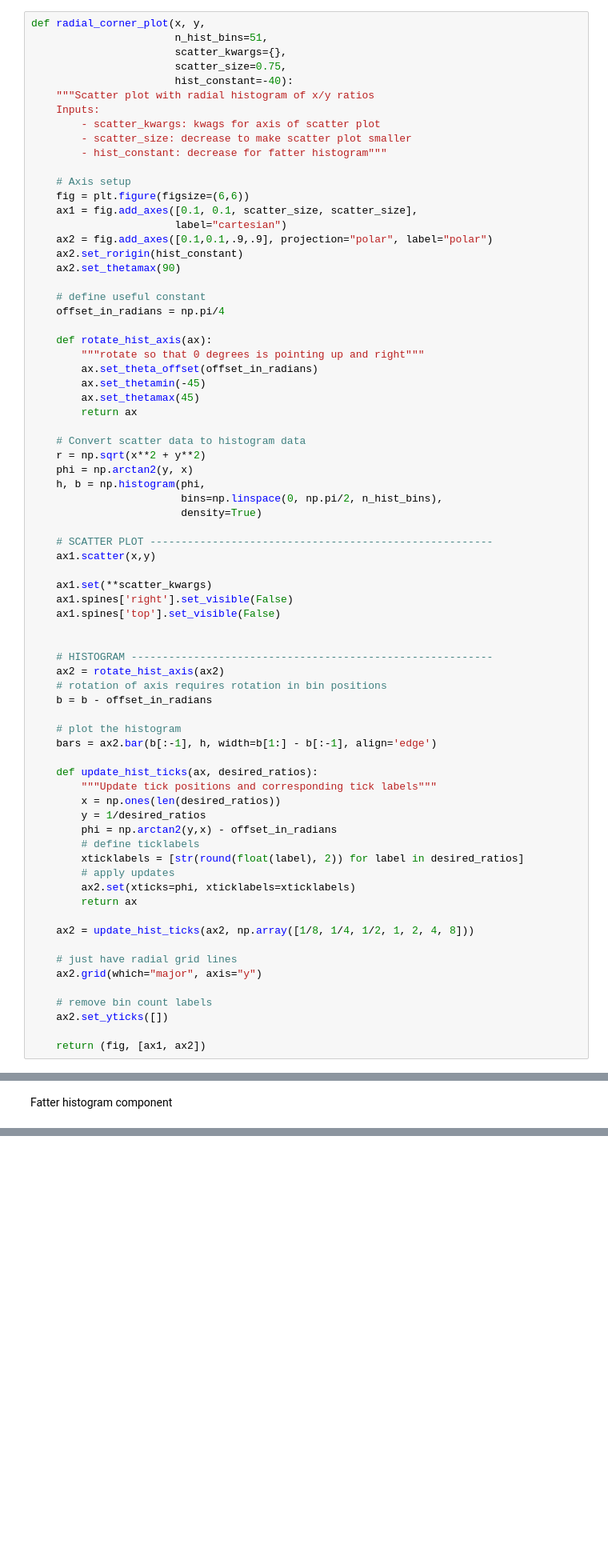
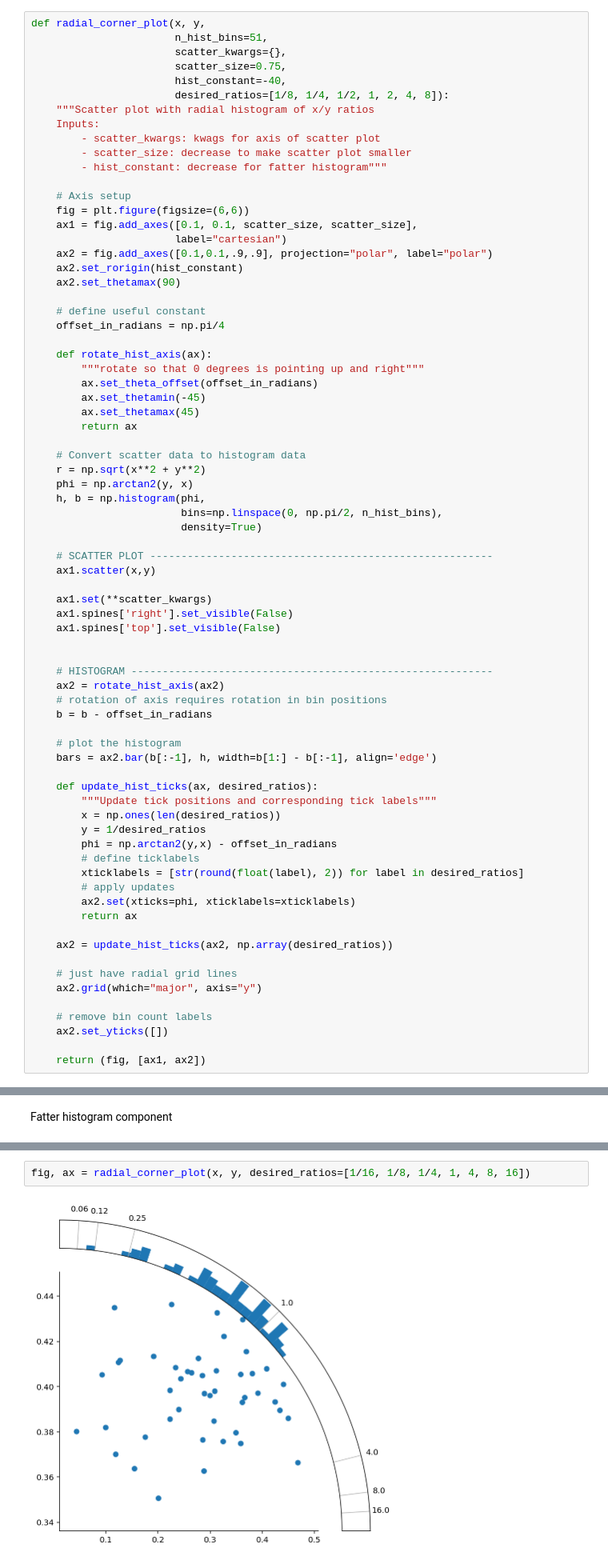
Before and after one commit to drbenvincent/misc, a Jupyter notebook: plotting/radial corner histogram plot.ipynb, the cells around one changed output, grey strips where cells are left out. Shown: that part at 80% size. Drawn from its saved outputs; the diff is of its cells as text; blank space fills up the shorter version.

Commit message:
can now proivide desired_ratios as a kwarg

```diff
--- a/plotting/radial corner histogram plot.ipynb
+++ b/plotting/radial corner histogram plot.ipynb
@@ -14,7 +14,8 @@ def radial_corner_plot(x, y,
                        n_hist_bins=51,
                        scatter_kwargs={},
                        scatter_size=0.75,
-                       hist_constant=-40):
+                       hist_constant=-40,
+                       desired_ratios=[1/8, 1/4, 1/2, 1, 2, 4, 8]):
     """Scatter plot with radial histogram of x/y ratios
     Inputs:
         - scatter_kwargs: kwags for axis of scatter plot
@@ -73,7 +74,7 @@ def radial_corner_plot(x, y,
         ax2.set(xticks=phi, xticklabels=xticklabels)
         return ax
 
-    ax2 = update_hist_ticks(ax2, np.array([1/8, 1/4, 1/2, 1, 2, 4, 8]))
+    ax2 = update_hist_ticks(ax2, np.array(desired_ratios))
 
     # just have radial grid lines
     ax2.grid(which="major", axis="y")
@@ -113,0 +118,4 @@ fig, ax = radial_corner_plot(x, y, scatter_size=0.5, hist_constant=-10)
+# %%
+fig, ax = radial_corner_plot(x, y, desired_ratios=[1/16, 1/8, 1/4, 1, 4, 8, 16])
+# %% [output]
+[figure, added]
```
Also changed, not shown: parts of 2 cells of this notebook.
